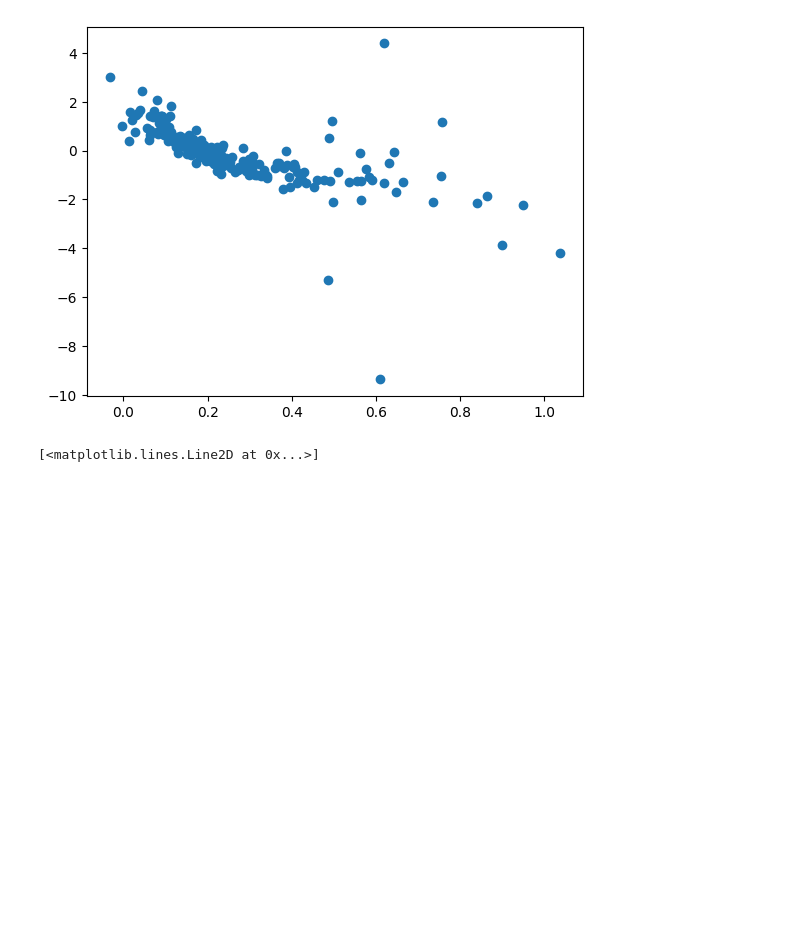
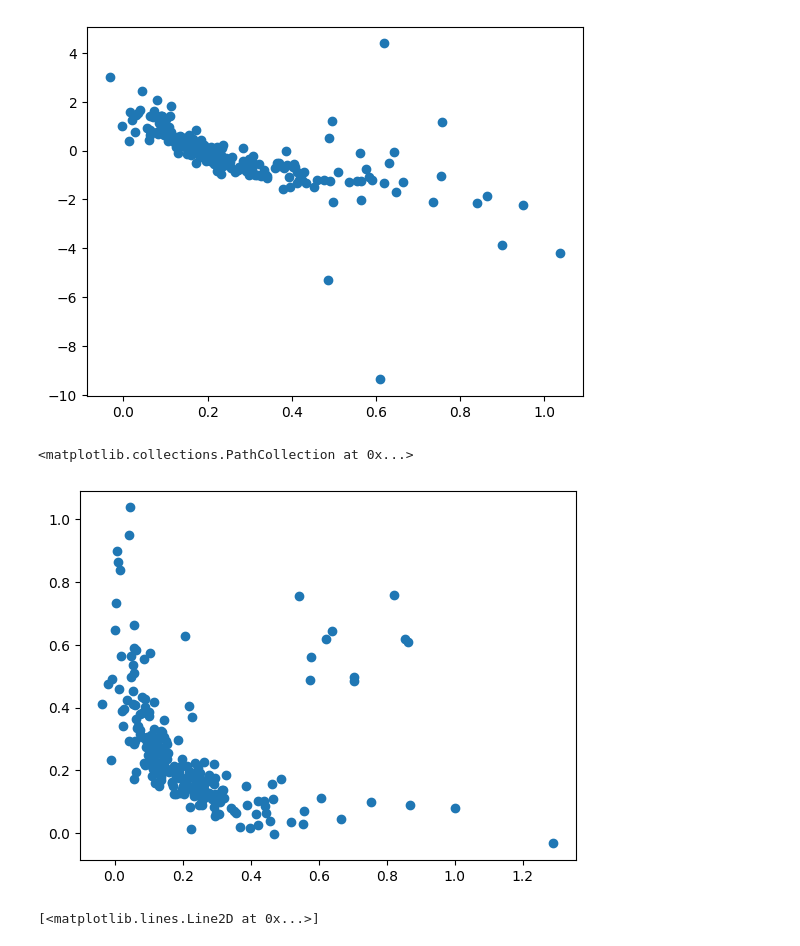
Before and after one commit to sculd/volatility_trading, a Jupyter notebook: sandbox_options.ipynb, the cells around one changed output. Drawn from its saved outputs; the diff is of its cells as text; code cells hidden in the pictures; blank space fills up the shorter version.

```diff
--- a/sandbox_options.ipynb
+++ b/sandbox_options.ipynb
@@ -210,6 +239,11 @@ plt.scatter(df_sbux_atm_put_vol_actual_change[["atm_put_vol"]], df_sbux_atm_put_
 # %% [output]
 <matplotlib.collections.PathCollection at 0x...>
 [figure]
+# %%
+plt.scatter(df_sbux_atm_vol_history[["atm_call_vol"]], df_sbux_atm_vol_history[["atm_put_vol"]])
+# %% [output]
+<matplotlib.collections.PathCollection at 0x...>
+[figure, added]
 # %%
 rolling_size = 90
 df_sbux_atm_vol_history['atm_vol'] = (df_sbux_atm_vol_history.atm_call_vol + df_sbux_atm_vol_history.atm_put_vol) / 2.0
```
Also changed, not shown: parts of 7 cells of this notebook.
